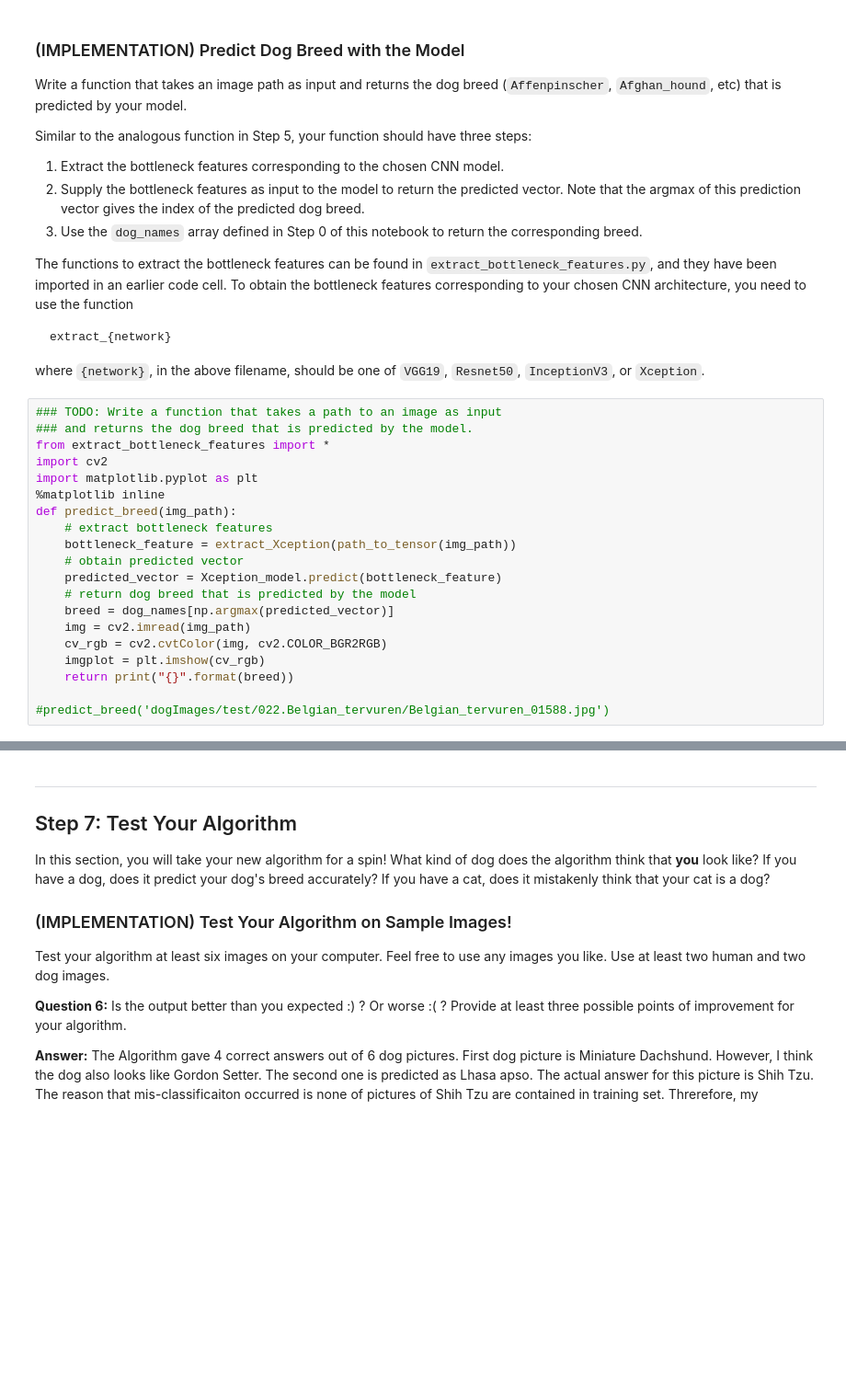
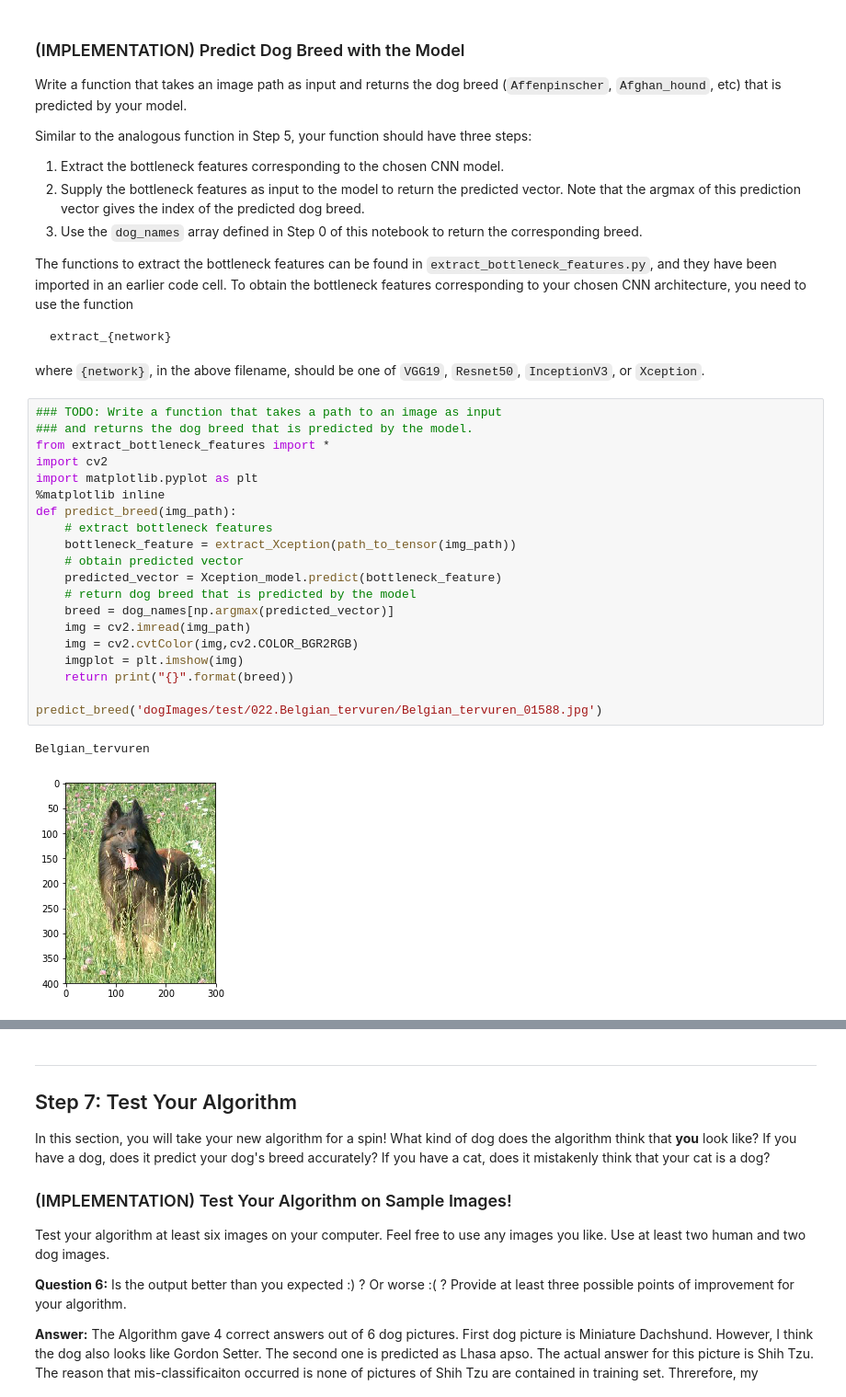
Before and after one commit to nakany15/MLND, a Jupyter notebook: dog-project/dog_app.ipynb, the cells around one changed output, grey strips where cells are left out. Shown at 92% size. Saved outputs shown, nothing was run; the diff lists cells and outputs as text; blank space fills up the shorter version.

```diff
--- a/dog-project/dog_app.ipynb
+++ b/dog-project/dog_app.ipynb
@@ -748,23 +753,26 @@ where `{network}`, in the above filename, should be one of `VGG19`, `Resnet50`,
 # %%
 ### TODO: Write a function that takes a path to an image as input
 ### and returns the dog breed that is predicted by the model.
 from extract_bottleneck_features import *
 import cv2
 import matplotlib.pyplot as plt
 %matplotlib inline
 def predict_breed(img_path):
     # extract bottleneck features
     bottleneck_feature = extract_Xception(path_to_tensor(img_path))
     # obtain predicted vector
     predicted_vector = Xception_model.predict(bottleneck_feature)
     # return dog breed that is predicted by the model
     breed = dog_names[np.argmax(predicted_vector)]
     img = cv2.imread(img_path)
-    cv_rgb = cv2.cvtColor(img, cv2.COLOR_BGR2RGB)
-    imgplot = plt.imshow(cv_rgb)
+    img = cv2.cvtColor(img,cv2.COLOR_BGR2RGB)
+    imgplot = plt.imshow(img)
     return print("{}".format(breed))
 
-#predict_breed('dogImages/test/022.Belgian_tervuren/Belgian_tervuren_01588.jpg')
+predict_breed('dogImages/test/022.Belgian_tervuren/Belgian_tervuren_01588.jpg')
+# %% [output]
+Belgian_tervuren
+[figure, added]
 # %% [markdown]
 ---
 <a id='step6'></a>
```
Also changed, not shown: parts of 6 cells of this notebook, 2 other files.
